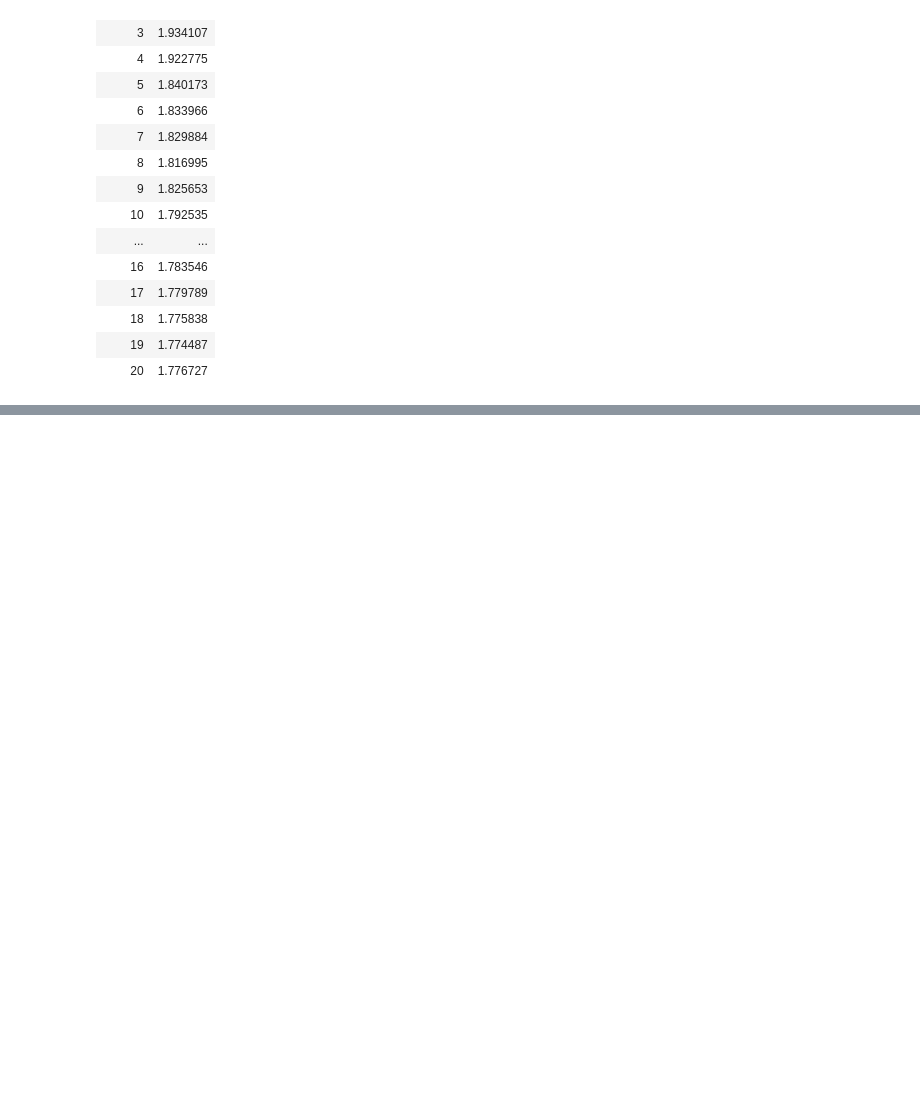
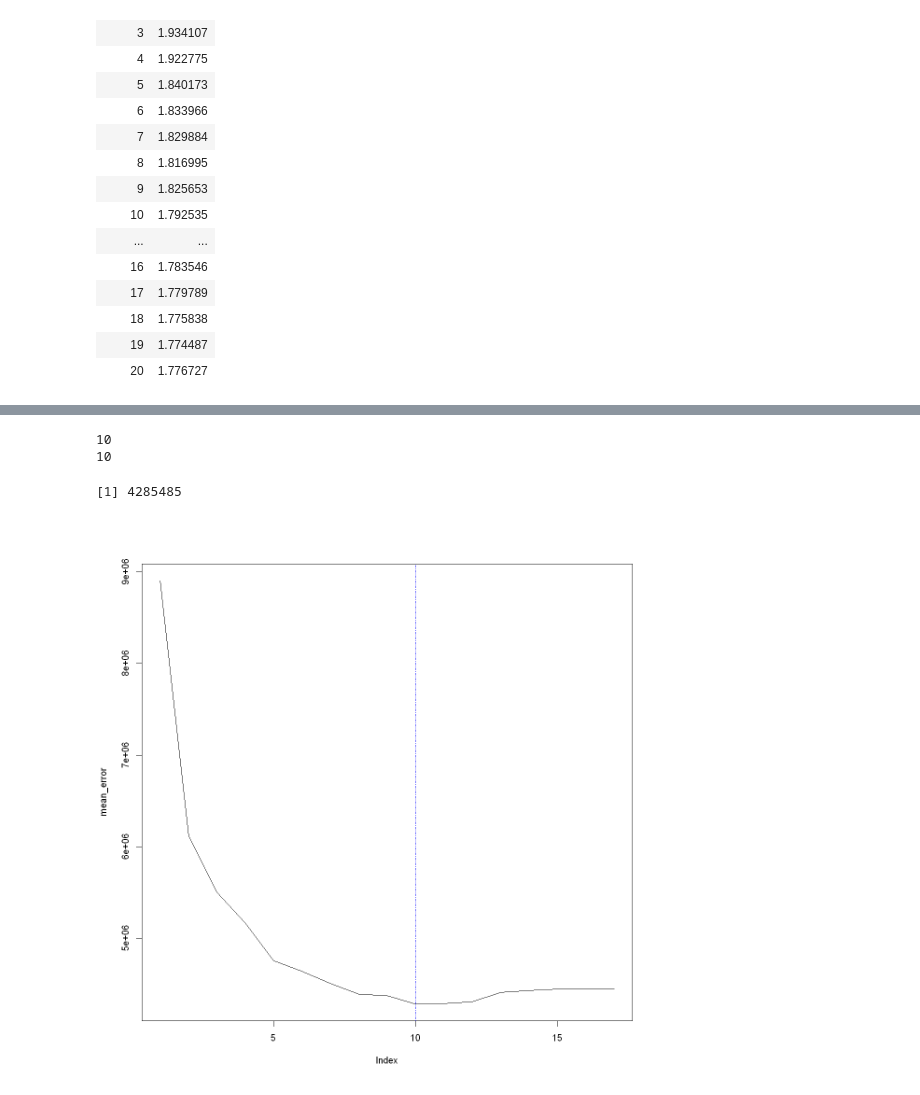
Before and after one commit to alipourmotlagh/MBD_statistical_learning, a Jupyter notebook: Chapter 7/Chapter 7 Q 9 and 10.ipynb, the cells around one changed output, grey strips where cells are left out. Saved outputs shown, nothing was run; the diff lists cells and outputs as text; code cells hidden in the pictures; blank space fills up the shorter version.

```diff
--- a/Chapter 7/Chapter 7 Q 9 and 10.ipynb
+++ b/Chapter 7/Chapter 7 Q 9 and 10.ipynb
@@ -272,0 +432,12 @@ ERROR: Error in cross_validation_splines(cross_validation): could not find funct
+# %%
+which.min(mean_error)
+min(mean_error)
+# %% [output]
+10
+10
+[1] 4285485
+# %%
+plot(mean_error, type='l')
+abline(v=10, col='blue', lty=4)
+# %% [output]
+[figure, added]
```
Also changed, not shown: parts of 17 cells of this notebook.
